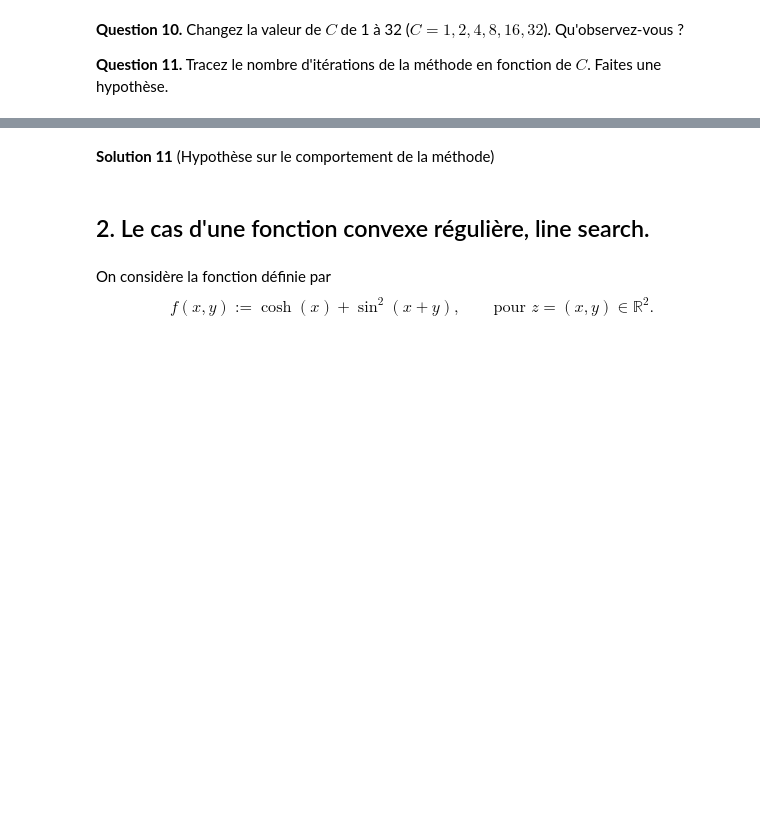
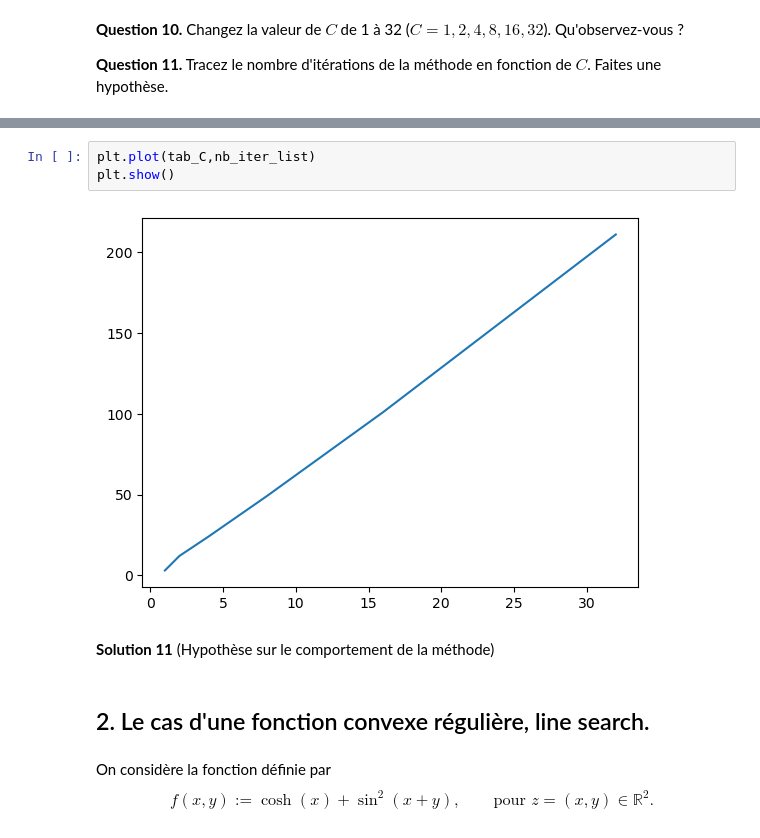
Before and after one commit to benech17/optimisation-SDIA, a Jupyter notebook: TP1_Méthodes_de_Gradient.ipynb, the cells around one changed output, grey strips where cells are left out. Cells and saved outputs as stored; diff of their text form; blank space fills up the shorter version.

```diff
--- a/TP1_Méthodes_de_Gradient.ipynb
+++ b/TP1_Méthodes_de_Gradient.ipynb
@@ -96,3 +153,8 @@ plt.show()
+# %%
+plt.plot(tab_C,nb_iter_list)
+plt.show()
+# %% [output]
+[figure, added]
 # %% [markdown]
 __Solution 11__ (Hypothèse sur le comportement de la méthode)
 # %% [markdown]
```
Also changed, not shown: parts of 16 cells of this notebook, 3 other files.
